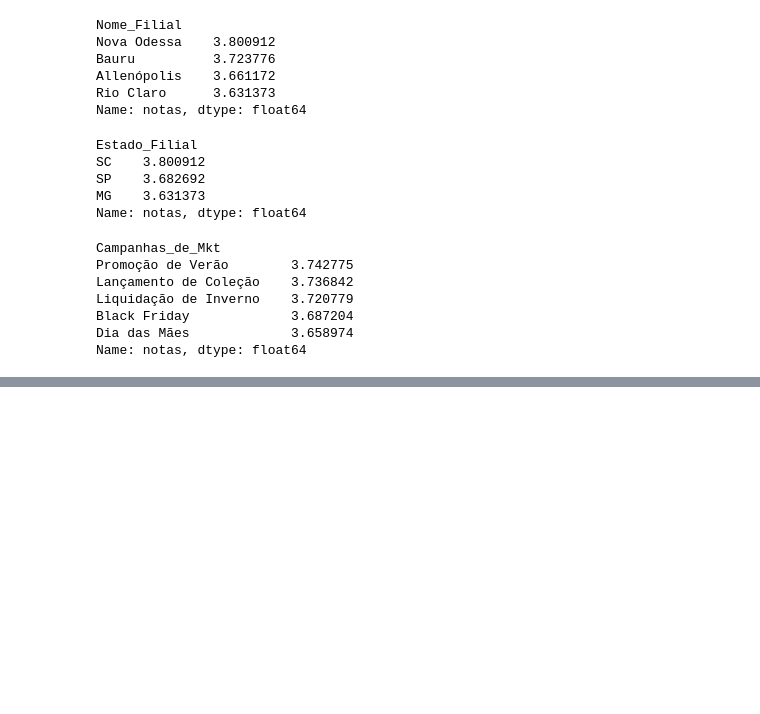
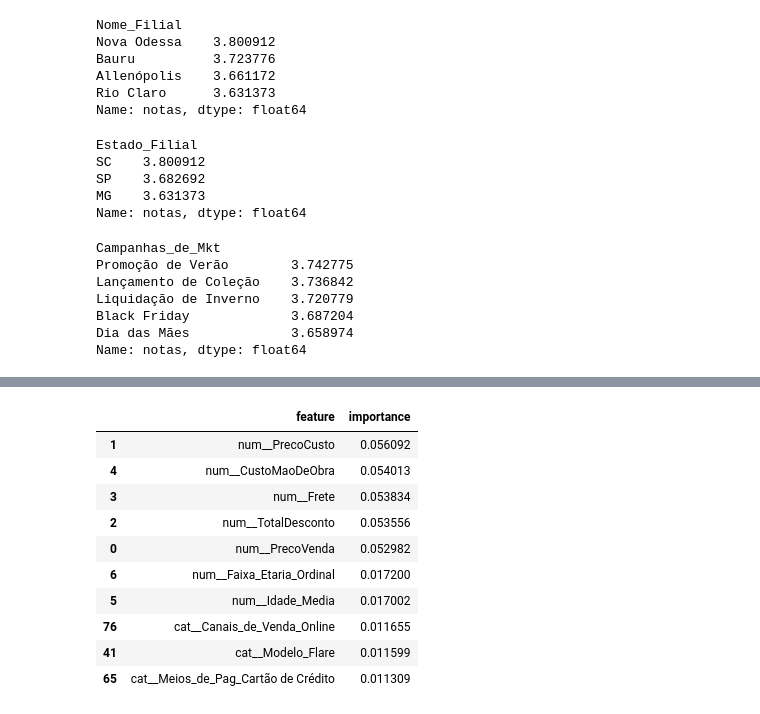
Before and after one commit to Guht0/challenge2025, a Jupyter notebook: notebooks/01_eda.ipynb, the cells around one changed output, grey strips where cells are left out. Cells and saved outputs as stored; diff of their text form; code cells hidden in the pictures; blank space fills up the shorter version.

```diff
--- a/notebooks/01_eda.ipynb
+++ b/notebooks/01_eda.ipynb
@@ -271,0 +359,9 @@ df['satisfeito'] = (df['notas'] >= 3.5).astype(int)
+# %%
+# Usando StandardScaler nas variáveis numéricas e OneHotEncoder nas categóricas
+from sklearn.compose import ColumnTransformer
+from sklearn.preprocessing import StandardScaler, OneHotEncoder
+
+preprocessor = ColumnTransformer(transformers=[
+    ('num', StandardScaler(), num_cols),
+    ('cat', OneHotEncoder(handle_unknown='ignore'), cat_cols)
+])
@@ -271,0 +440,23 @@ df['satisfeito'] = (df['notas'] >= 3.5).astype(int)
+# %%
+# Avaliando quais variáveis mais influenciaram as decisões do modelo
+modelo = pipeline.named_steps['modelo']
+importances = modelo.feature_importances_
+
+# Se tiver um ColumnTransformer, precisamos recuperar os nomes reais:
+feature_names = preprocessor.get_feature_names_out()
+
+# Visualização
+feat_df = pd.DataFrame({'feature': feature_names, 'importance': importances})
+feat_df.sort_values(by='importance', ascending=False).head(10)
+# %% [output]
+|  | feature | importance |
+| 1 | num__PrecoCusto | 0.056092 |
+| 4 | num__CustoMaoDeObra | 0.054013 |
+| 3 | num__Frete | 0.053834 |
+| 2 | num__TotalDesconto | 0.053556 |
+| 0 | num__PrecoVenda | 0.052982 |
+| 6 | num__Faixa_Etaria_Ordinal | 0.017200 |
+| 5 | num__Idade_Media | 0.017002 |
+| 76 | cat__Canais_de_Venda_Online | 0.011655 |
+| 41 | cat__Modelo_Flare | 0.011599 |
+| 65 | cat__Meios_de_Pag_Cartão de Crédito | 0.011309 |
```
Also changed, not shown: parts of 29 cells of this notebook, 15 other files.
